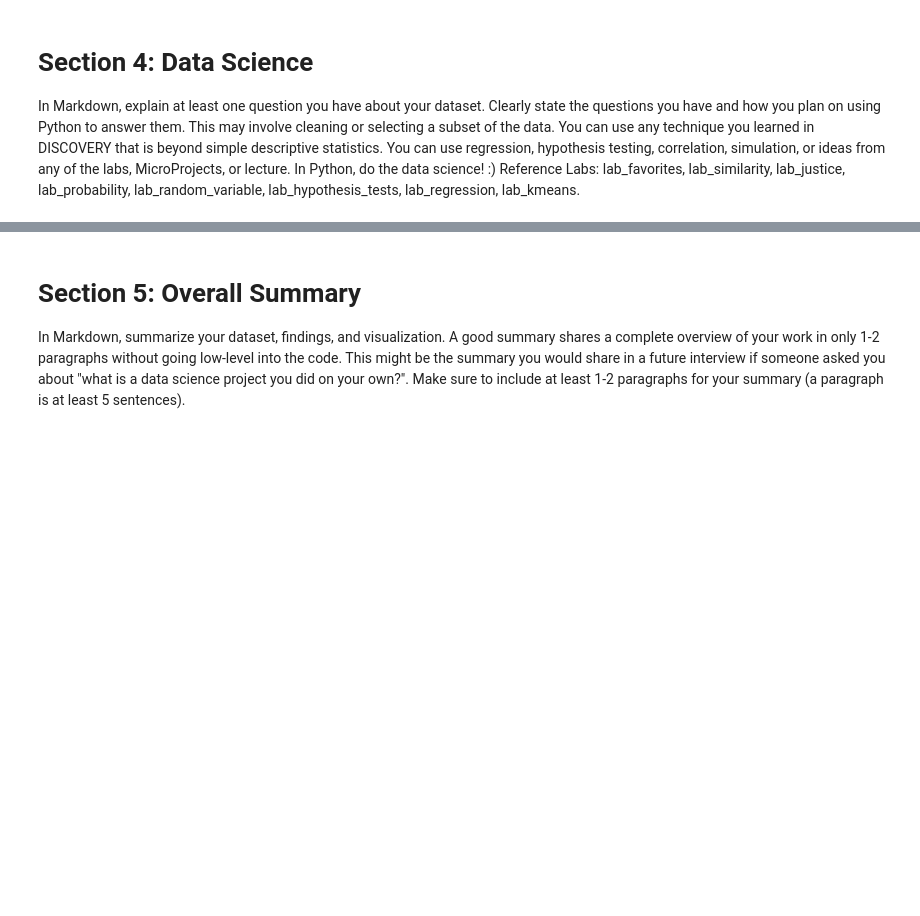
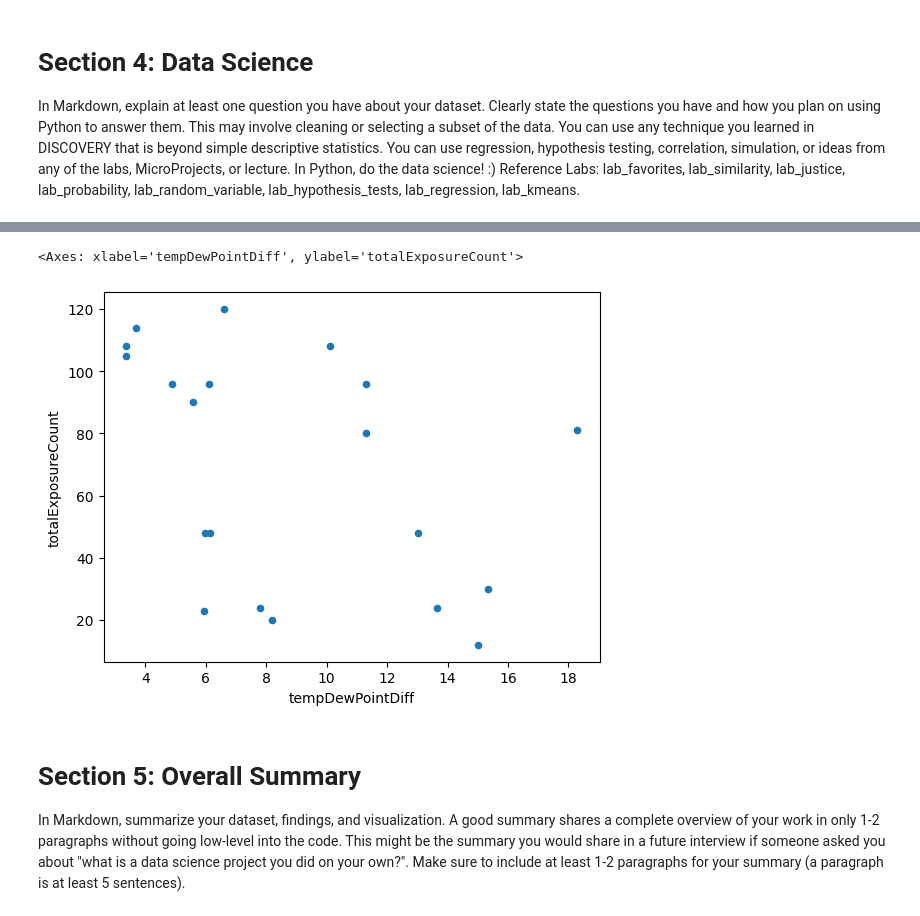
Before and after one commit to ryguy2k4/stat107, a Jupyter notebook: project2/project2.ipynb, the cells around one changed output, grey strips where cells are left out. Drawn from its saved outputs; the diff is of its cells as text; code cells hidden in the pictures; blank space fills up the shorter version.

```diff
--- a/project2/project2.ipynb
+++ b/project2/project2.ipynb
@@ -160,3 +161,9 @@ df2022.corr(numeric_only=True)
+# %%
+# Visualizing the slope
+df.plot.scatter(x="tempDewPointDiff",y="totalExposureCount")
+# %% [output]
+<Axes: xlabel='tempDewPointDiff', ylabel='totalExposureCount'>
+[figure, added]
 # %% [markdown]
 # Section 5: Overall Summary
 In Markdown, summarize your dataset, findings, and visualization. A good summary shares a complete overview of your work in only 1-2 paragraphs without going low-level into the code. This might be the summary you would share in a future interview if someone asked you about "what is a data science project you did on your own?". Make sure to include at least 1-2 paragraphs for your summary (a paragraph is at least 5 sentences).
```
Also changed, not shown: parts of 15 cells of this notebook.
